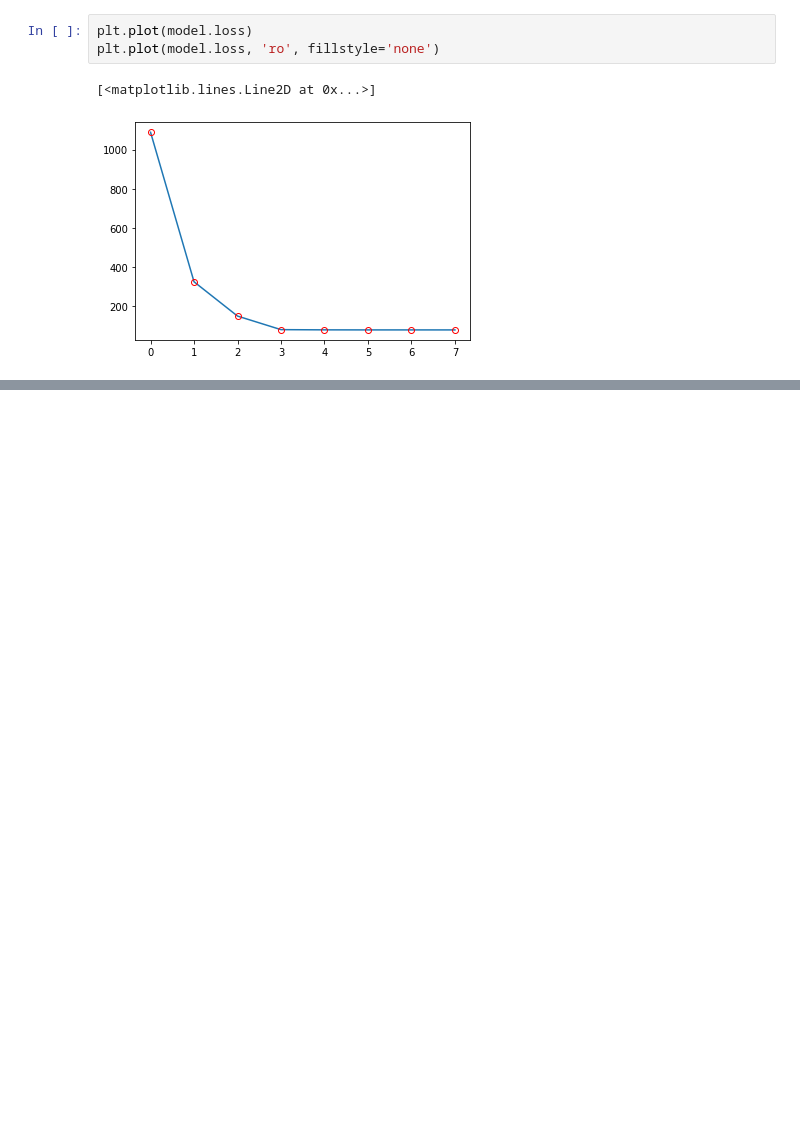
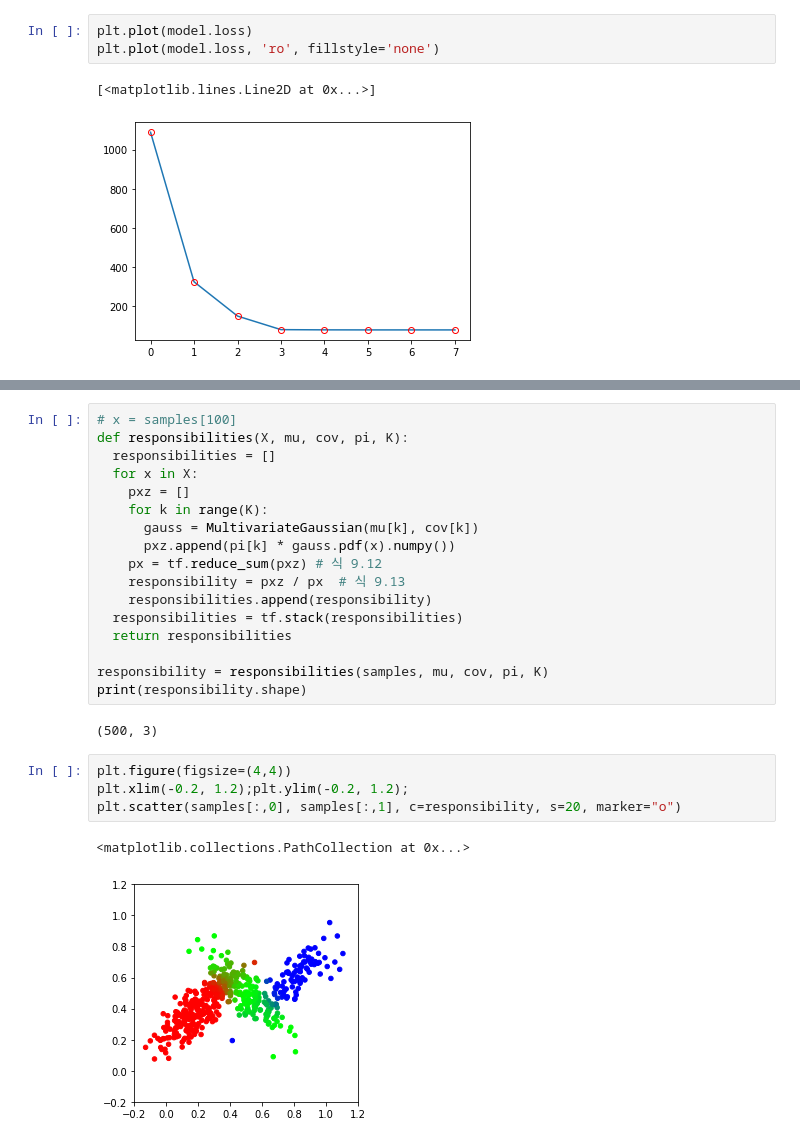
Before and after one commit to bt22dr/PRML, a Jupyter notebook: PRML_chapter_9.ipynb, the cells around one changed output, grey strips where cells are left out. Drawn from its saved outputs; the diff is of its cells as text; blank space fills up the shorter version.

```diff
--- a/PRML_chapter_9.ipynb
+++ b/PRML_chapter_9.ipynb
@@ -203,0 +260,26 @@ plt.plot(model.loss, 'ro', fillstyle='none')
+# %%
+# x = samples[100]
+def responsibilities(X, mu, cov, pi, K):
+  responsibilities = []
+  for x in X:
+    pxz = []
+    for k in range(K):
+      gauss = MultivariateGaussian(mu[k], cov[k])
+      pxz.append(pi[k] * gauss.pdf(x).numpy())
+    px = tf.reduce_sum(pxz) # 식 9.12
+    responsibility = pxz / px  # 식 9.13
+    responsibilities.append(responsibility)
+  responsibilities = tf.stack(responsibilities)
+  return responsibilities
+
+responsibility = responsibilities(samples, mu, cov, pi, K)
+print(responsibility.shape)
+# %% [output]
+(500, 3)
+# %%
+plt.figure(figsize=(4,4))
+plt.xlim(-0.2, 1.2);plt.ylim(-0.2, 1.2);
+plt.scatter(samples[:,0], samples[:,1], c=responsibility, s=20, marker="o")
+# %% [output]
+<matplotlib.collections.PathCollection at 0x...>
+[figure, added]
```
Also changed, not shown: parts of 21 cells of this notebook.
